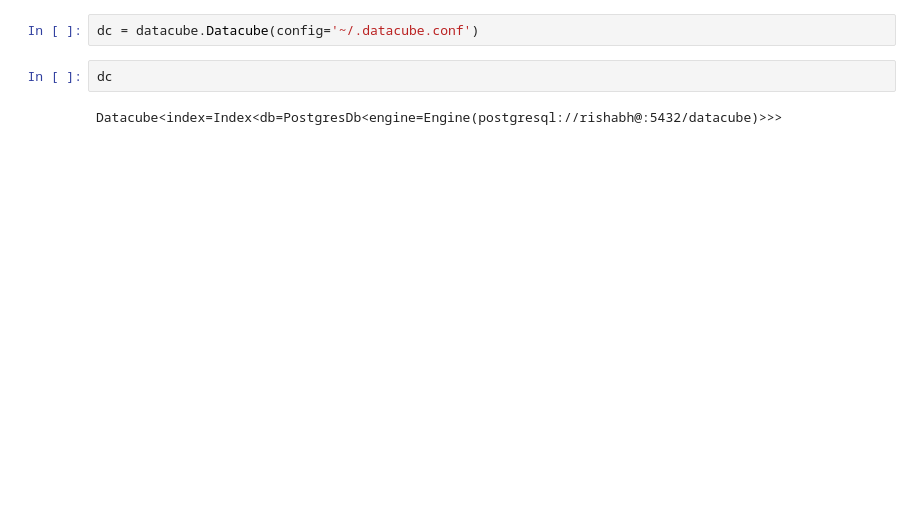
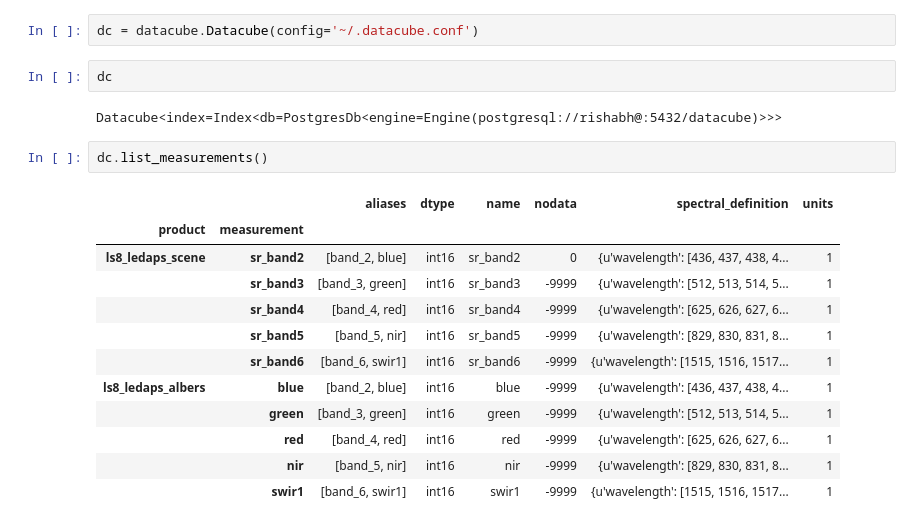
Before and after one commit to sharat910/datacube-iirs, a Jupyter notebook: examples/notebooks/Test.ipynb, the cells around one changed output. Saved outputs shown, nothing was run; the diff lists cells and outputs as text; blank space fills up the shorter version.

```diff
--- a/examples/notebooks/Test.ipynb
+++ b/examples/notebooks/Test.ipynb
@@ -6,6 +8,21 @@ dc = datacube.Datacube(config='~/.datacube.conf')
 dc
 # %% [output]
 Datacube<index=Index<db=PostgresDb<engine=Engine(postgresql://rishabh@:5432/datacube)>>>
+# %%
+dc.list_measurements()
+# %% [output]
+|  |  | aliases | dtype | name | nodata | spectral_definition | units |
+| product | measurement |  |  |  |  |  |  |
+| ls8_ledaps_scene | sr_band2 | [band_2, blue] | int16 | sr_band2 | 0 | {u'wavelength': [436, 437, 438, 4... | 1 |
+|  | sr_band3 | [band_3, green] | int16 | sr_band3 | -9999 | {u'wavelength': [512, 513, 514, 5... | 1 |
+|  | sr_band4 | [band_4, red] | int16 | sr_band4 | -9999 | {u'wavelength': [625, 626, 627, 6... | 1 |
+|  | sr_band5 | [band_5, nir] | int16 | sr_band5 | -9999 | {u'wavelength': [829, 830, 831, 8... | 1 |
+|  | sr_band6 | [band_6, swir1] | int16 | sr_band6 | -9999 | {u'wavelength': [1515, 1516, 1517... | 1 |
+| ls8_ledaps_albers | blue | [band_2, blue] | int16 | blue | -9999 | {u'wavelength': [436, 437, 438, 4... | 1 |
+|  | green | [band_3, green] | int16 | green | -9999 | {u'wavelength': [512, 513, 514, 5... | 1 |
+|  | red | [band_4, red] | int16 | red | -9999 | {u'wavelength': [625, 626, 627, 6... | 1 |
+|  | nir | [band_5, nir] | int16 | nir | -9999 | {u'wavelength': [829, 830, 831, 8... | 1 |
+|  | swir1 | [band_6, swir1] | int16 | swir1 | -9999 | {u'wavelength': [1515, 1516, 1517... | 1 |
 # %%
 dc.list_products()
 # %% [output]
```
Also changed, not shown: parts of 12 cells of this notebook, 38 other files.
